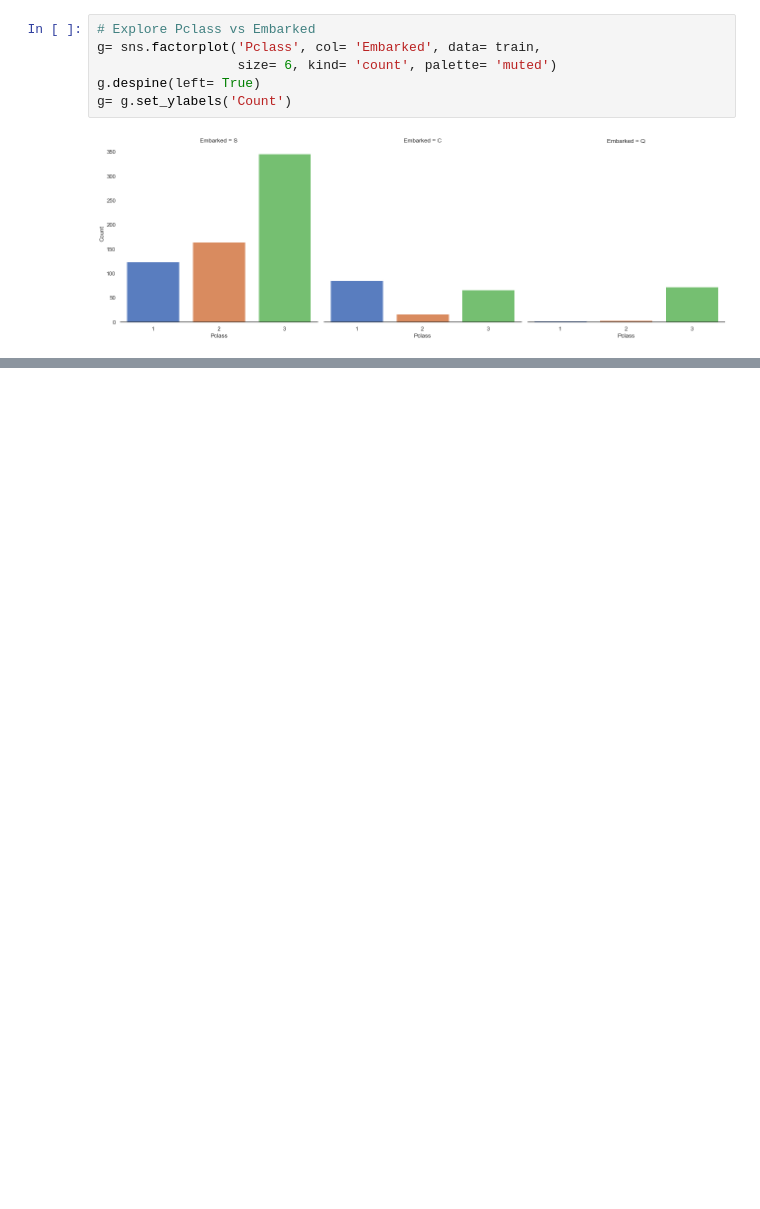
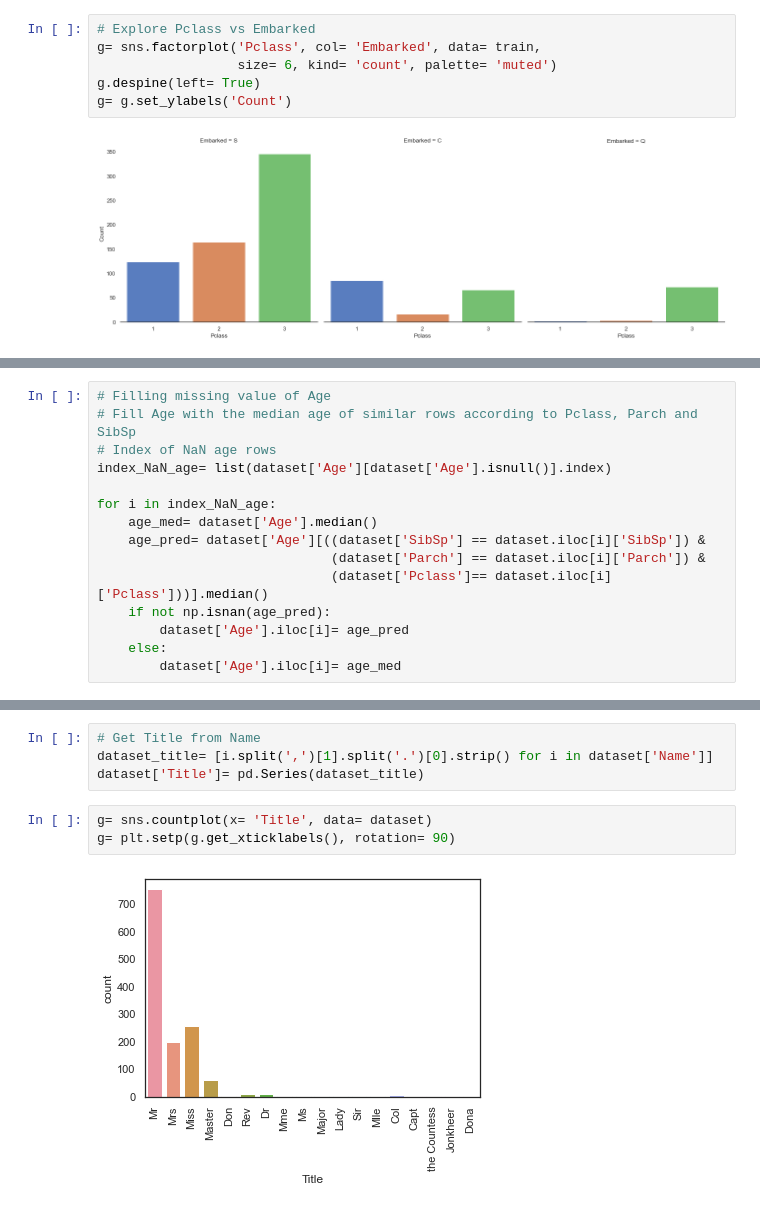
Before and after one commit to gks4478/TIL, a Jupyter notebook: Titanic Top 4% with ensemble modeling.ipynb, the cells around one changed output, grey strips where cells are left out. Saved outputs shown, nothing was run; the diff lists cells and outputs as text; blank space fills up the shorter version.

```diff
--- a/Titanic Top 4% with ensemble modeling.ipynb
+++ b/Titanic Top 4% with ensemble modeling.ipynb
@@ -285,0 +306,15 @@ g= g.set_ylabels('Count')
+# %%
+# Filling missing value of Age
+# Fill Age with the median age of similar rows according to Pclass, Parch and SibSp
+# Index of NaN age rows
+index_NaN_age= list(dataset['Age'][dataset['Age'].isnull()].index)
+
+for i in index_NaN_age:
+    age_med= dataset['Age'].median()
+    age_pred= dataset['Age'][((dataset['SibSp'] == dataset.iloc[i]['SibSp']) &
+                              (dataset['Parch'] == dataset.iloc[i]['Parch']) &
+                              (dataset['Pclass']== dataset.iloc[i]['Pclass']))].median()
+    if not np.isnan(age_pred):
+        dataset['Age'].iloc[i]= age_pred
+    else:
+        dataset['Age'].iloc[i]= age_med
@@ -285,0 +341,9 @@ g= g.set_ylabels('Count')
+# %%
+# Get Title from Name
+dataset_title= [i.split(',')[1].split('.')[0].strip() for i in dataset['Name']]
+dataset['Title']= pd.Series(dataset_title)
+# %%
+g= sns.countplot(x= 'Title', data= dataset)
+g= plt.setp(g.get_xticklabels(), rotation= 90)
+# %% [output]
+[figure, added]
```
Also changed, not shown: parts of 18 cells of this notebook.
